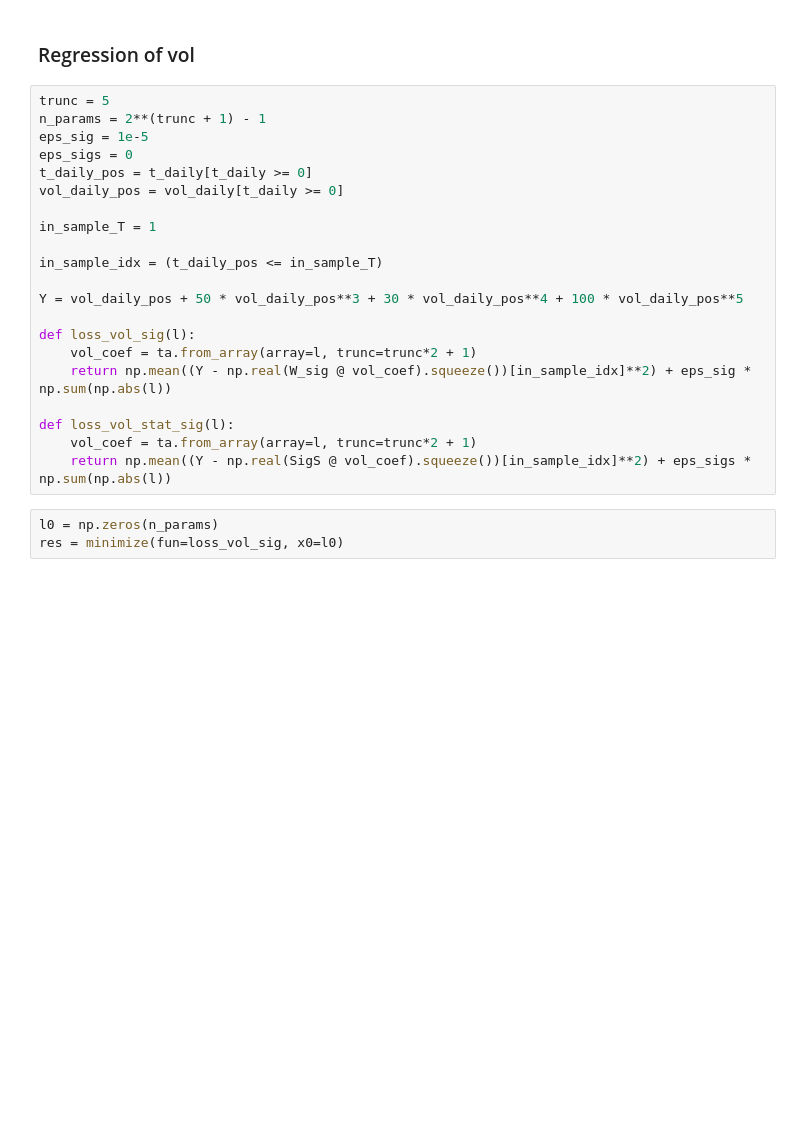
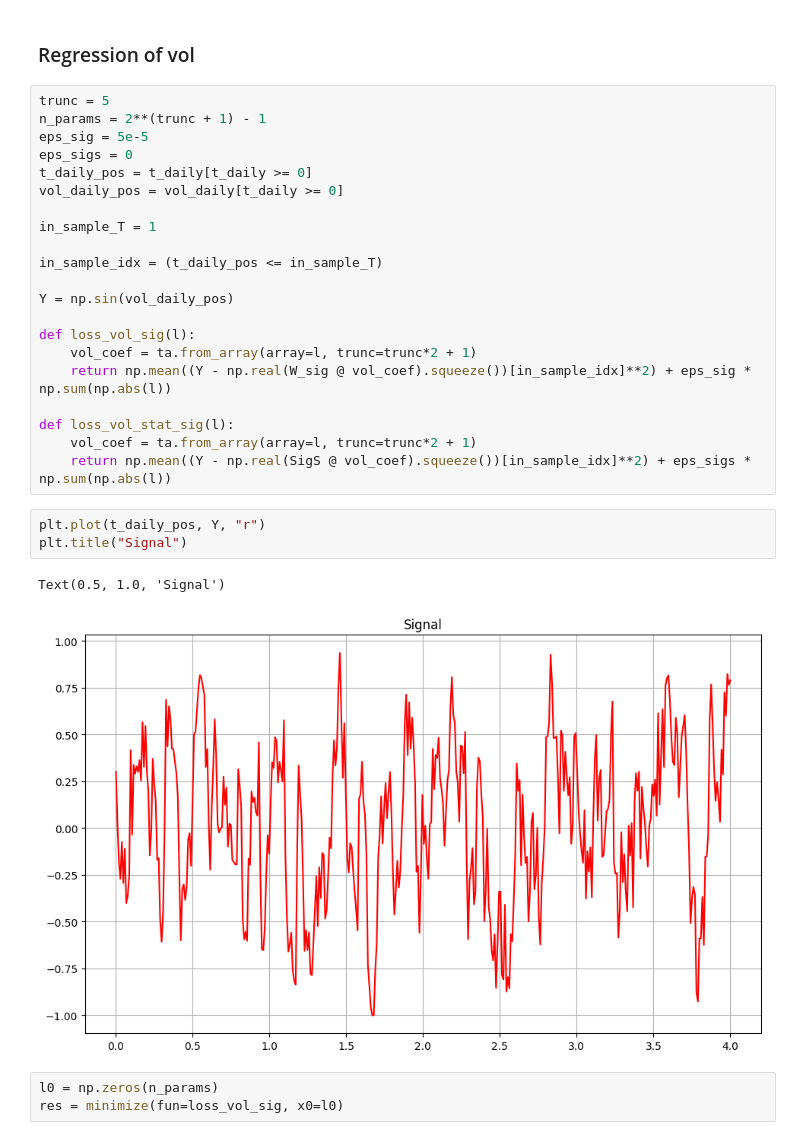
Before and after one commit to MrG1raffe/signature, a Jupyter notebook: notebooks/SignaturePDV.ipynb, the cells around one changed output. Cells and saved outputs as stored; diff of their text form; blank space fills up the shorter version.

```diff
--- a/notebooks/SignaturePDV.ipynb
+++ b/notebooks/SignaturePDV.ipynb
@@ -94,7 +103,7 @@ _221 = ta.from_dict({"221": 1}, trunc=N)
 # %%
 trunc = 5
 n_params = 2**(trunc + 1) - 1
-eps_sig = 1e-5
+eps_sig = 5e-5
 eps_sigs = 0
 t_daily_pos = t_daily[t_daily >= 0]
 vol_daily_pos = vol_daily[t_daily >= 0]
@@ -103,7 +112,7 @@ in_sample_T = 1
 
 in_sample_idx = (t_daily_pos <= in_sample_T)
 
-Y = vol_daily_pos + 50 * vol_daily_pos**3 + 30 * vol_daily_pos**4 + 100 * vol_daily_pos**5
+Y = np.sin(vol_daily_pos)
 
 def loss_vol_sig(l):
     vol_coef = ta.from_array(array=l, trunc=trunc*2 + 1)
@@ -112,6 +121,12 @@ def loss_vol_sig(l):
 def loss_vol_stat_sig(l):
     vol_coef = ta.from_array(array=l, trunc=trunc*2 + 1)
     return np.mean((Y - np.real(SigS @ vol_coef).squeeze())[in_sample_idx]**2) + eps_sigs * np.sum(np.abs(l))
+# %%
+plt.plot(t_daily_pos, Y, "r")
+plt.title("Signal")
+# %% [output]
+Text(0.5, 1.0, 'Signal')
+[figure, added]
 # %%
 l0 = np.zeros(n_params)
 res = minimize(fun=loss_vol_sig, x0=l0)
```
Also changed, not shown: parts of 15 cells of this notebook, 3 other files.
